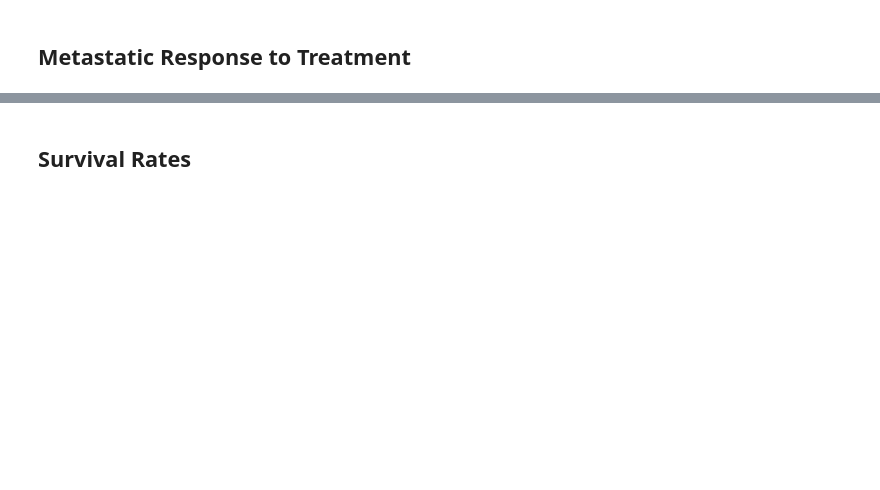
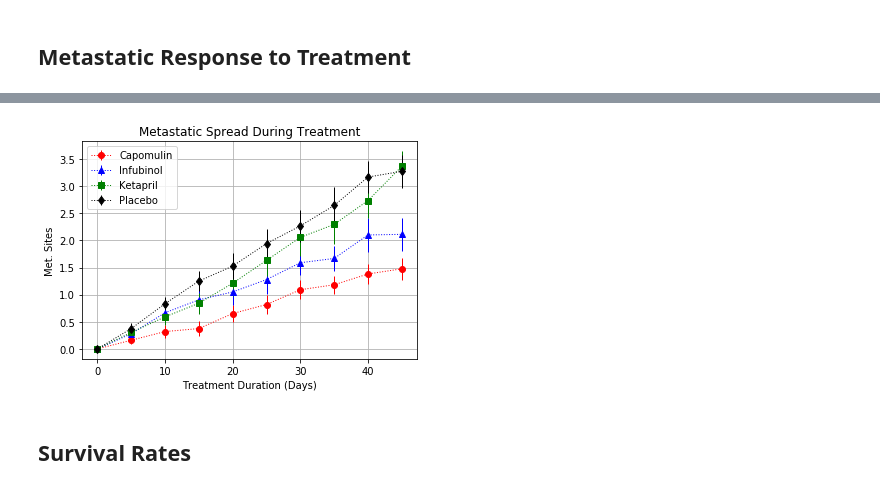
Before and after one commit to ohoweedy/dataviz-homework, a Jupyter notebook: Matplotlib/Pymaceuticals/pymaceuticals_starter.ipynb, the cells around one changed output, grey strips where cells are left out. Saved outputs shown, nothing was run; the diff lists cells and outputs as text; code cells hidden in the pictures; blank space fills up the shorter version.

```diff
--- a/Matplotlib/Pymaceuticals/pymaceuticals_starter.ipynb
+++ b/Matplotlib/Pymaceuticals/pymaceuticals_starter.ipynb
@@ -83,7 +115,10 @@ plt.show()
 ## Metastatic Response to Treatment
 # %%
 # Store the Mean Met. Site Data Grouped by Drug and Timepoint
+mean_met_site_data = merged_data.groupby(['Drug', 'Timepoint']).mean()['Metastatic Sites']
 
 # Convert to DataFrame
+mean_met_site_data = pd.DataFrame(mean_met_site_data).reset_index()
 
 # Preview DataFrame
+mean_met_site_data.head()
@@ -90,6 +132,9 @@ plt.show()
 # %%
 # Store the Standard Error associated with Met. Sites Grouped by Drug and Timepoint
+SE_met_site_data = merged_data.groupby(['Drug', 'Timepoint']).sem()['Metastatic Sites']
 
 # Convert to DataFrame
+SE_met_site_data = pd.DataFrame(SE_met_site_data).reset_index()
 
 # Preview DataFrame
+SE_met_site_data.head()
@@ -106,3 +162,38 @@ plt.show()
+# %%
+# Generate the Plot (with Error Bars)
+def plotvariables2(Drug):
+    a = mean_met_site_data.loc[mean_met_site_data["Drug"] == Drug, "Timepoint"]
+    b = mean_met_site_data.loc[mean_met_site_data["Drug"] == Drug, "Metastatic Sites"]
+    c = SE_met_site_data.loc[SE_met_site_data["Drug"] == Drug, "Metastatic Sites"]
+
+    return a, b, c
+
+capo_x2, capo_y2, capo_sem2 = plotvariables2("Capomulin")
+infu_x2, infu_y2, infu_sem2 = plotvariables2("Infubinol")
+keta_x2, keta_y2, keta_sem2 = plotvariables2("Ketapril")
+plac_x2, plac_y2, plac_sem2 = plotvariables2("Placebo")
+
+fig, ax = plt.subplots()
+
+ax.errorbar(capo_x2, capo_y2, yerr = capo_sem2, fmt="o",color="red", linewidth=1, linestyle=':', label="Capomulin")
+ax.errorbar(infu_x2, infu_y2, yerr = infu_sem2, fmt="^",color="blue", linewidth=1, linestyle=':', label="Infubinol")
+ax.errorbar(keta_x2, keta_y2, yerr = keta_sem2, fmt="s",color="green", linewidth=1, linestyle=':', label="Ketapril")
+ax.errorbar(plac_x2, plac_y2, yerr = plac_sem2, fmt="d",color="black", linewidth=1, linestyle=':', label="Placebo")
+
+ax.set_title("Metastatic Spread During Treatment")
+ax.set_xlabel("Treatment Duration (Days)")
+ax.set_ylabel("Met. Sites")
+
+plt.grid()
+plt.legend(loc="best")
+
+# Save the Figure
+plt.savefig("Images/MetastaticSpreadDuringTreatment.png")
+
+# Show the Figure
+plt.show()
+# %% [output]
+[figure, added]
 # %% [markdown]
 ## Survival Rates
 # %%
```
Also changed, not shown: parts of 19 cells of this notebook, 5 other files.
